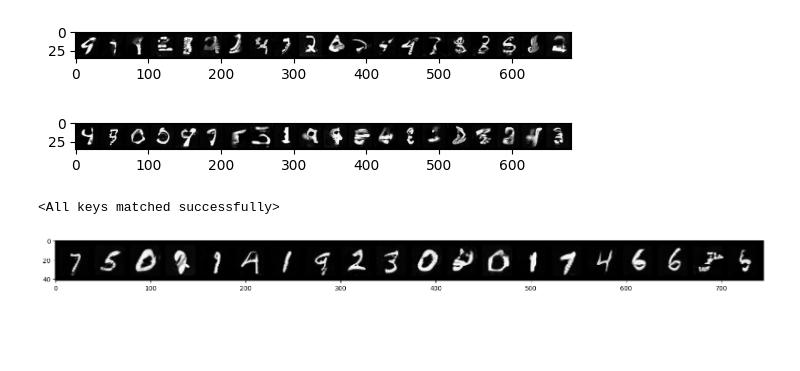
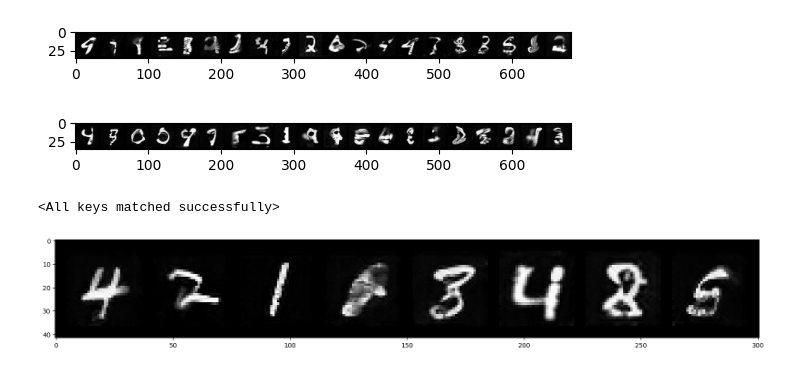
Before and after one commit to fusedbloxxer/flow-matching, a Jupyter notebook: workspaces/flow_mnist/notebook/train_uncond.ipynb, the cells around one changed output. Drawn from its saved outputs; the diff is of its cells as text; code cells hidden in the pictures; blank space fills up the shorter version.

```diff
--- a/workspaces/flow_mnist/notebook/train_uncond.ipynb
+++ b/workspaces/flow_mnist/notebook/train_uncond.ipynb
@@ -70,14 +70,14 @@ flow_model.load_state_dict(state_dict)
 # %% [output]
 <All keys matched successfully>
 # %%
+bs = 8
 ode = ODE(flow_model)
-bs = conf.log.param.batch_size
 t = torch.linspace(0, 1, 1000, device=device)
 x_0 = p_init_norm.sample(bs).flatten(1).to(device)
 x_1 = ode.sample(x_0, t)
 x_1 = x_1.reshape((-1, 4, 4, 4))
 x_1 = vae.decode(x=x_1).cpu()
 x_1 = reduce(x_1, 'b c h w -> b 1 h w', 'mean')
 plot_batch(x_1, x_1.size(0), figsize=(20, 10));
 # %% [output]
-[figure, old version]
+[figure, new version]
```
Also changed, not shown: 2 other files.
